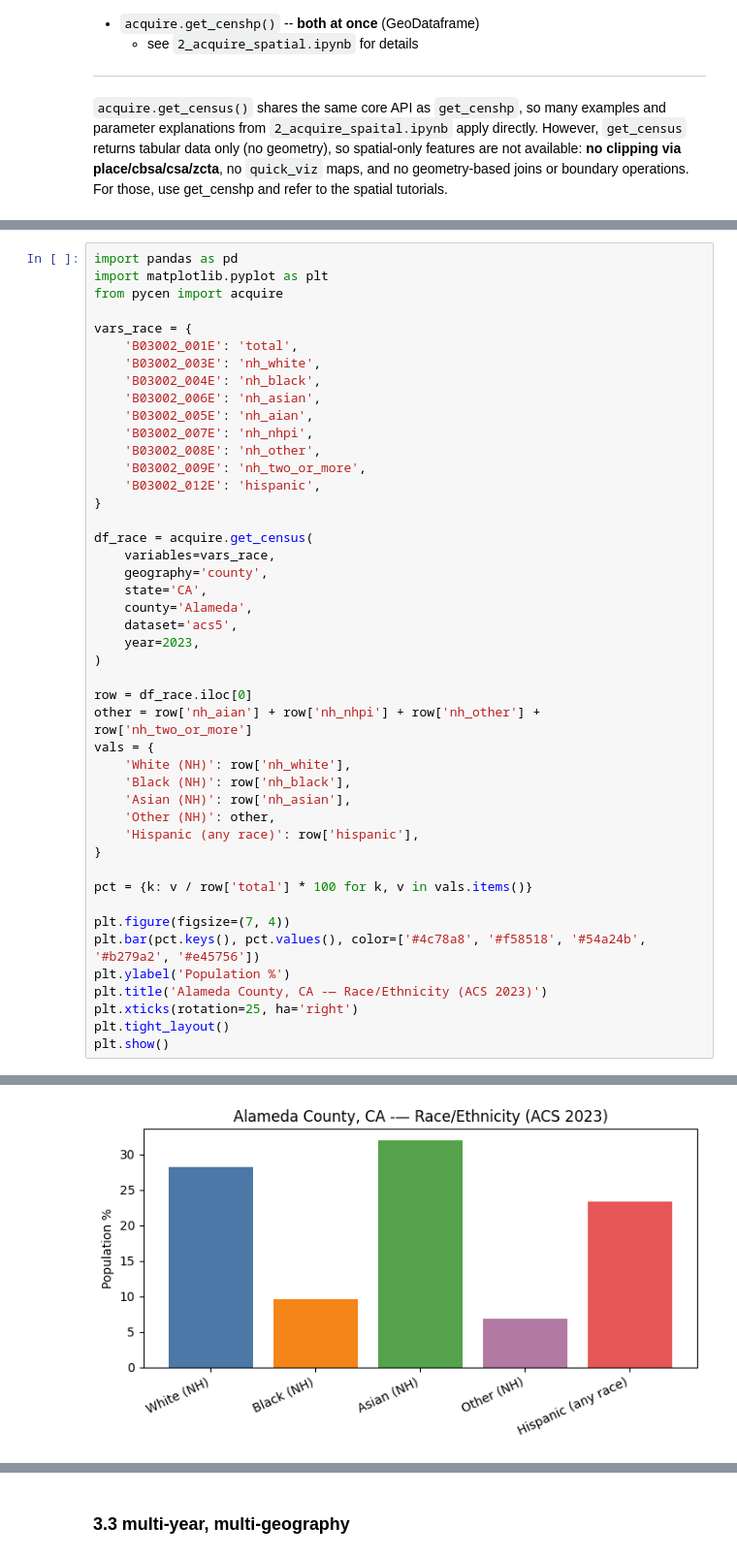
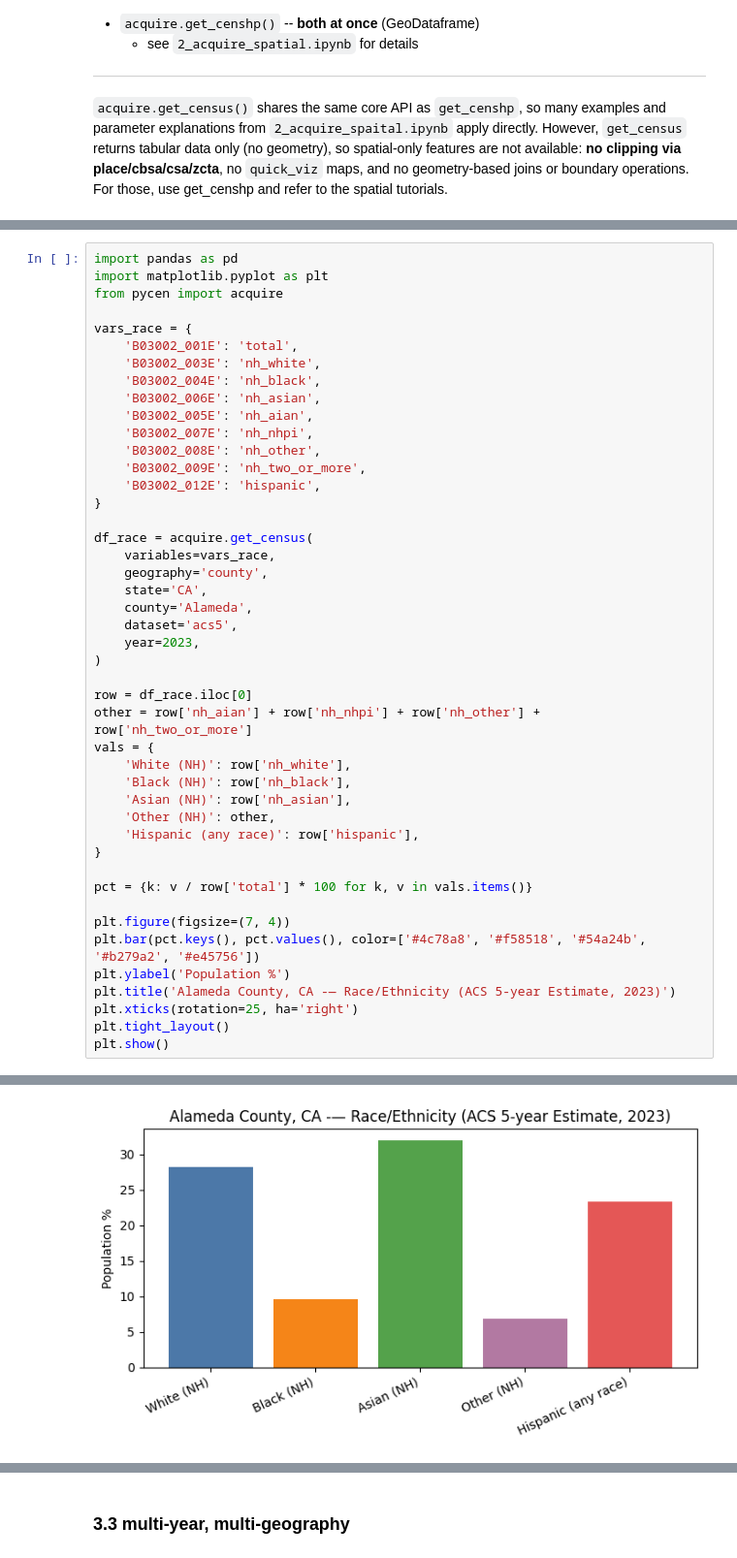
Before and after one commit to Cmaj7-B/pycen-tutorials, a Jupyter notebook: tutorials/3_acquire_tabular.ipynb, the cells around one changed output, grey strips where cells are left out. Shown at 97% size. Drawn from its saved outputs; the diff is of its cells as text.

```diff
--- a/tutorials/3_acquire_tabular.ipynb
+++ b/tutorials/3_acquire_tabular.ipynb
@@ -57,7 +80,7 @@ pct = {k: v / row['total'] * 100 for k, v in vals.items()}
 plt.figure(figsize=(7, 4))
 plt.bar(pct.keys(), pct.values(), color=['#4c78a8', '#f58518', '#54a24b', '#b279a2', '#e45756'])
 plt.ylabel('Population %')
-plt.title('Alameda County, CA -— Race/Ethnicity (ACS 2023)')
+plt.title('Alameda County, CA -— Race/Ethnicity (ACS 5-year Estimate, 2023)')
 plt.xticks(rotation=25, ha='right')
 plt.tight_layout()
 plt.show()
@@ -74,2 +92,2 @@ Done!
-[figure, old version]
+[figure, new version]
 # %% [markdown]
```
Also changed, not shown: parts of 7 cells of this notebook.
